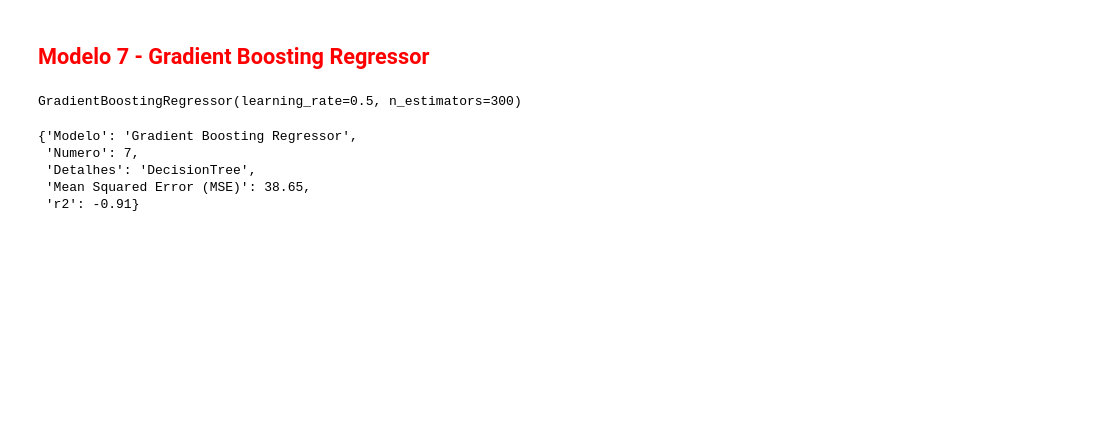
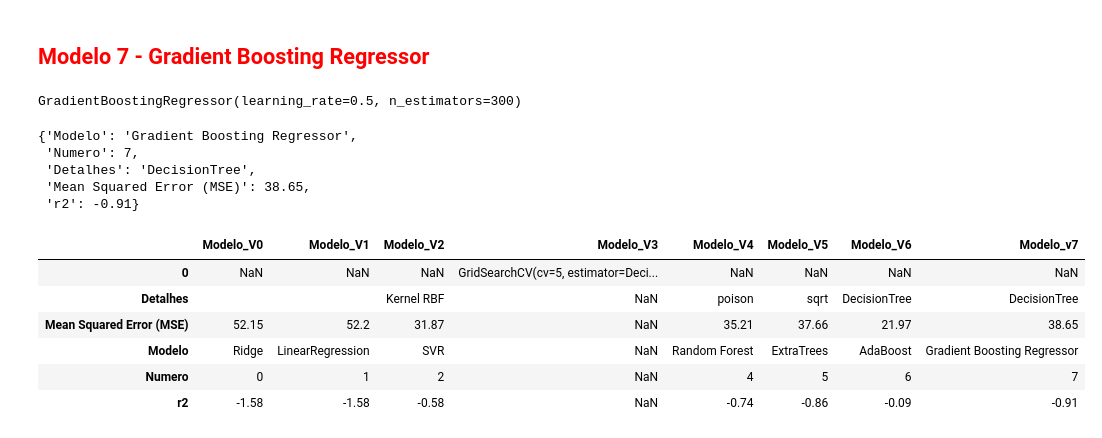
Before and after one commit to alyssonmontovanelli/Previsao_Juros_BACEN_IA, a Jupyter notebook: modelagem/modelagem_AS.ipynb, the cells around one changed output. Drawn from its saved outputs; the diff is of its cells as text; code cells hidden in the pictures; blank space fills up the shorter version.

```diff
--- a/modelagem/modelagem_AS.ipynb
+++ b/modelagem/modelagem_AS.ipynb
@@ -302,14 +310,14 @@ modelo_v5_extraTrees.best_params_
 # %%
 y_pred_model_5_ExtraTrees = modelo_v5_extraTrees.predict(X_test)
 # %%
-modelo_v5_ExtraTrees = {
+modelo_v5_ExtraTrees_Metricas = {
    "Modelo": "ExtraTrees",
    "Numero": 5,
    "Detalhes": "sqrt",
    "Mean Squared Error (MSE)": round(mean_squared_error(y_test, y_pred_model_5_ExtraTrees),2),
    "r2": round(r2_score(y_test, y_pred_model_5_ExtraTrees), 2)
 }
-modelo_v5_ExtraTrees
+modelo_v5_ExtraTrees_Metricas
 # %% [output]
 {'Modelo': 'ExtraTrees',
  'Numero': 5,
@@ -329,8 +337,8 @@ estimador_base = DecisionTreeRegressor(criterion = 'squared_error',
                                        min_samples_split = 2)
 # %%
 modelo_v6_adaBoost = AdaBoostRegressor(base_estimator = estimador_base,
-                                        learning_rate = 0.5,
-                                        n_estimators = 300
+                                        learning_rate = 0.2,
+                                        n_estimators = 400
                                         )
 # %%
 modelo_v6_adaBoost.fit(X_train, y_train)
@@ -360,14 +368,14 @@ modelo_v6_adaBoost.get_params()
 # %%
 previsoes_v6_adaBoost = modelo_v6_adaBoost.predict(X_test)
 # %%
-modelo_v6_adaBoost = {
+modelo_v6_adaBoost_metricas = {
    "Modelo": "AdaBoost",
    "Numero": 6,
    "Detalhes": "DecisionTree",
    "Mean Squared Error (MSE)": round(mean_squared_error(y_test, previsoes_v6_adaBoost),2),
    "r2": round(r2_score(y_test, previsoes_v6_adaBoost), 2)
 }
-modelo_v6_adaBoost
+modelo_v6_adaBoost_metricas
 # %% [output]
 {'Modelo': 'AdaBoost',
  'Numero': 6,
@@ -401,3 +409,22 @@ modelo_v7_GradientBR
  'Detalhes': 'DecisionTree',
  'Mean Squared Error (MSE)': 38.65,
  'r2': -0.91}
+# %%
+resumo = pd.DataFrame({"Modelo_V0": pd.Series(modelo_v0_Ridge_metricas),
+                       "Modelo_V1": pd.Series(modelo_v1_LinearRegression_metricas),
+                       "Modelo_V2": pd.Series(modelo_v2_SVR_metricas),
+                       "Modelo_V3": pd.Series(modelo_v3_decisionTree),
+                       "Modelo_V4": pd.Series(modelo_v4_RandomForest),
+                       "Modelo_V5": pd.Series(modelo_v5_ExtraTrees_Metricas),
+                       "Modelo_V6": pd.Series(modelo_v6_adaBoost_metricas),
+                       "Modelo_v7": pd.Series(modelo_v7_GradientBR)})
+# %%
+resumo
+# %% [output]
+|  | Modelo_V0 | Modelo_V1 | Modelo_V2 | Modelo_V3 | Modelo_V4 | Modelo_V5 | Modelo_V6 | Modelo_v7 |
+| 0 | NaN | NaN | NaN | GridSearchCV(cv=5, estimator=Deci... | NaN | NaN | NaN | NaN |
+| Detalhes |  |  | Kernel RBF | NaN | poison | sqrt | DecisionTree | DecisionTree |
+| Mean Squared Error (MSE) | 52.15 | 52.2 | 31.87 | NaN | 35.21 | 37.66 | 21.97 | 38.65 |
+| Modelo | Ridge | LinearRegression | SVR | NaN | Random Forest | ExtraTrees | AdaBoost | Gradient Boosting Regressor |
+| Numero | 0 | 1 | 2 | NaN | 4 | 5 | 6 | 7 |
+| r2 | -1.58 | -1.58 | -0.58 | NaN | -0.74 | -0.86 | -0.09 | -0.91 |
```
Also changed, not shown: parts of 5 cells of this notebook, 4 other files.
